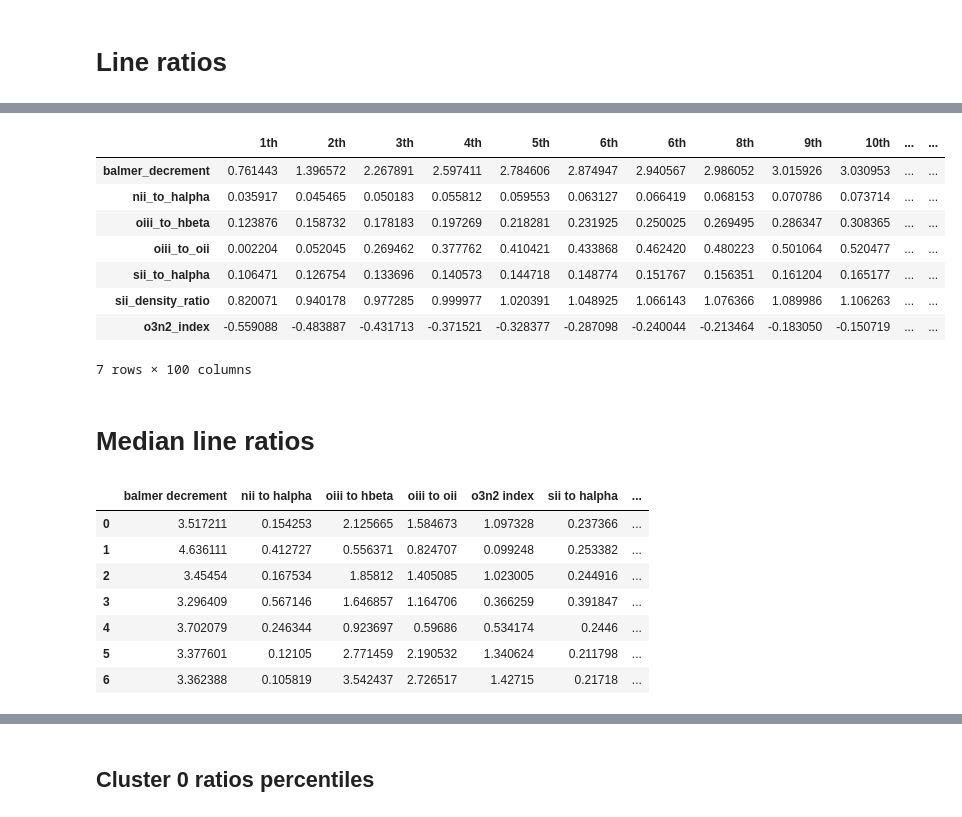
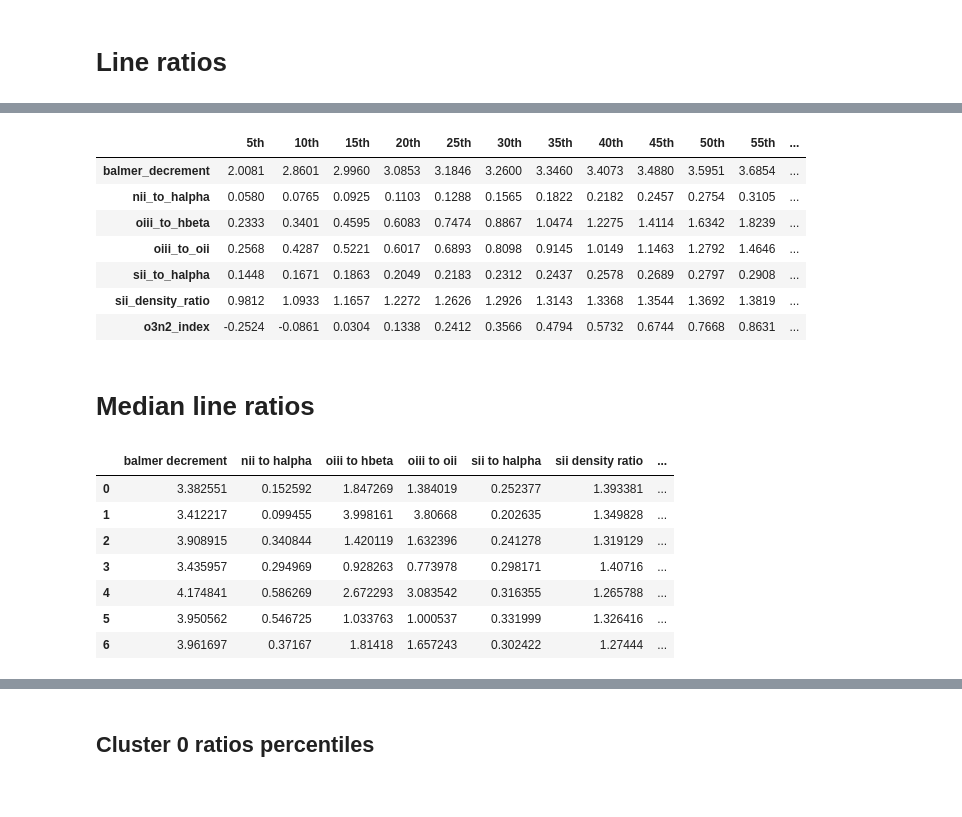
Before and after one commit to ed-ortizm/xai-astronomy, a Jupyter notebook: thesis/04_clustering_xai/04_filter_se_cluster_analysis.ipynb, the cells around one changed output, grey strips where cells are left out. Cells and saved outputs as stored; diff of their text form; code cells hidden in the pictures.

Commit message:
feature: perform cluster analysis for remaining scores

```diff
--- a/thesis/04_clustering_xai/04_filter_se_cluster_analysis.ipynb
+++ b/thesis/04_clustering_xai/04_filter_se_cluster_analysis.ipynb
@@ -533,55 +534,51 @@ temp_df
 # %%
 # Compute deciles (10th to 90th percentiles) for each column
-deciles = np.arange(0.01, 1.01, 0.01)
+n_delta = 0.05
+deciles = np.arange(n_delta, 1.01, n_delta)
 decile_df = cluster_meta_df[SDSS_NEBULAR_LINES_RATIOS_NAMES].quantile(q=deciles).T
 
 decile_df.columns = [f"{int(q * 100)}th" for q in deciles]
-decile_df
+decile_df.round(4)
 # %% [output]
-|  | 1th | 2th | 3th | 4th | 5th | 6th | 6th | 8th | 9th | 10th | ... | ... |
-| balmer_decrement | 0.761443 | 1.396572 | 2.267891 | 2.597411 | 2.784606 | 2.874947 | 2.940567 | 2.986052 | 3.015926 | 3.030953 | ... | ... |
-| nii_to_halpha | 0.035917 | 0.045465 | 0.050183 | 0.055812 | 0.059553 | 0.063127 | 0.066419 | 0.068153 | 0.070786 | 0.073714 | ... | ... |
-| oiii_to_hbeta | 0.123876 | 0.158732 | 0.178183 | 0.197269 | 0.218281 | 0.231925 | 0.250025 | 0.269495 | 0.286347 | 0.308365 | ... | ... |
-| oiii_to_oii | 0.002204 | 0.052045 | 0.269462 | 0.377762 | 0.410421 | 0.433868 | 0.462420 | 0.480223 | 0.501064 | 0.520477 | ... | ... |
-| sii_to_halpha | 0.106471 | 0.126754 | 0.133696 | 0.140573 | 0.144718 | 0.148774 | 0.151767 | 0.156351 | 0.161204 | 0.165177 | ... | ... |
-| sii_density_ratio | 0.820071 | 0.940178 | 0.977285 | 0.999977 | 1.020391 | 1.048925 | 1.066143 | 1.076366 | 1.089986 | 1.106263 | ... | ... |
-| o3n2_index | -0.559088 | -0.483887 | -0.431713 | -0.371521 | -0.328377 | -0.287098 | -0.240044 | -0.213464 | -0.183050 | -0.150719 | ... | ... |
+|  | 5th | 10th | 15th | 20th | 25th | 30th | 35th | 40th | 45th | 50th | 55th | ... |
+| balmer_decrement | 2.0081 | 2.8601 | 2.9960 | 3.0853 | 3.1846 | 3.2600 | 3.3460 | 3.4073 | 3.4880 | 3.5951 | 3.6854 | ... |
+| nii_to_halpha | 0.0580 | 0.0765 | 0.0925 | 0.1103 | 0.1288 | 0.1565 | 0.1822 | 0.2182 | 0.2457 | 0.2754 | 0.3105 | ... |
+| oiii_to_hbeta | 0.2333 | 0.3401 | 0.4595 | 0.6083 | 0.7474 | 0.8867 | 1.0474 | 1.2275 | 1.4114 | 1.6342 | 1.8239 | ... |
+| oiii_to_oii | 0.2568 | 0.4287 | 0.5221 | 0.6017 | 0.6893 | 0.8098 | 0.9145 | 1.0149 | 1.1463 | 1.2792 | 1.4646 | ... |
+| sii_to_halpha | 0.1448 | 0.1671 | 0.1863 | 0.2049 | 0.2183 | 0.2312 | 0.2437 | 0.2578 | 0.2689 | 0.2797 | 0.2908 | ... |
+| sii_density_ratio | 0.9812 | 1.0933 | 1.1657 | 1.2272 | 1.2626 | 1.2926 | 1.3143 | 1.3368 | 1.3544 | 1.3692 | 1.3819 | ... |
+| o3n2_index | -0.2524 | -0.0861 | 0.0304 | 0.1338 | 0.2412 | 0.3566 | 0.4794 | 0.5732 | 0.6744 | 0.7668 | 0.8631 | ... |
-7 rows × 100 columns
 # %% [markdown]
 # Median line ratios
 # %%
-n_clusters = len(cluster_meta_df["cluster"].unique())
-df, ratio_cols = astronomy.compute_emission_line_ratios(cluster_meta_df)
-range_n_clusters = range(0, n_clusters)
+median_cluster_ratios_df = pd.DataFrame(
+    index=range(0, n_clusters),
+    columns=SDSS_NEBULAR_LINES_RATIOS_NAMES,
+)
+for cluster_id in range(0, n_clusters):
 
-median_cluster_ratios_df = pd.DataFrame(
-    index=range_n_clusters,
-    columns=ratio_cols,
-)
-for cluster_id in range_n_clusters:
-
-    mask = df["cluster"] == cluster_id
+    mask = cluster_meta_df["cluster"] == cluster_id
 
     median_cluster_ratios_df.loc[cluster_id, "balmer_decrement"] = np.nanmedian(
-        df.loc[mask, "balmer_decrement"]
+        cluster_meta_df.loc[mask, "balmer_decrement"]
     )
     median_cluster_ratios_df.loc[cluster_id, "nii_to_halpha"] = np.nanmedian(
-        df.loc[mask, "nii_to_halpha"]
+        cluster_meta_df.loc[mask, "nii_to_halpha"]
     )
     median_cluster_ratios_df.loc[cluster_id, "oiii_to_hbeta"] = np.nanmedian(
-        df.loc[mask, "oiii_to_hbeta"]
+        cluster_meta_df.loc[mask, "oiii_to_hbeta"]
     )
     median_cluster_ratios_df.loc[cluster_id, "oiii_to_oii"] = np.nanmedian(
-        df.loc[mask, "oiii_to_oii"]
+        cluster_meta_df.loc[mask, "oiii_to_oii"]
     )
     median_cluster_ratios_df.loc[cluster_id, "o3n2_index"] = np.nanmedian(
-        df.loc[mask, "o3n2_index"]
+        cluster_meta_df.loc[mask, "o3n2_index"]
     )
     median_cluster_ratios_df.loc[cluster_id, "sii_to_halpha"] = np.nanmedian(
-        df.loc[mask, "sii_to_halpha"]
+        cluster_meta_df.loc[mask, "sii_to_halpha"]
     )
     median_cluster_ratios_df.loc[cluster_id, "sii_density_ratio"] = np.nanmedian(
-        df.loc[mask, "sii_density_ratio"]
+        cluster_meta_df.loc[mask, "sii_density_ratio"]
     )
 # map col name by replacing the '_' with ' ' for better readability
 median_cluster_ratios_df.columns = [
@@ -591,13 +588,13 @@ median_cluster_ratios_df.columns = [
 median_cluster_ratios_df.to_clipboard(excel=True, index=True)
 median_cluster_ratios_df
 # %% [output]
-|  | balmer decrement | nii to halpha | oiii to hbeta | oiii to oii | o3n2 index | sii to halpha | ... |
-| 0 | 3.517211 | 0.154253 | 2.125665 | 1.584673 | 1.097328 | 0.237366 | ... |
-| 1 | 4.636111 | 0.412727 | 0.556371 | 0.824707 | 0.099248 | 0.253382 | ... |
-| 2 | 3.45454 | 0.167534 | 1.85812 | 1.405085 | 1.023005 | 0.244916 | ... |
-| 3 | 3.296409 | 0.567146 | 1.646857 | 1.164706 | 0.366259 | 0.391847 | ... |
-| 4 | 3.702079 | 0.246344 | 0.923697 | 0.59686 | 0.534174 | 0.2446 | ... |
-| 5 | 3.377601 | 0.12105 | 2.771459 | 2.190532 | 1.340624 | 0.211798 | ... |
-| 6 | 3.362388 | 0.105819 | 3.542437 | 2.726517 | 1.42715 | 0.21718 | ... |
+|  | balmer decrement | nii to halpha | oiii to hbeta | oiii to oii | sii to halpha | sii density ratio | ... |
+| 0 | 3.382551 | 0.152592 | 1.847269 | 1.384019 | 0.252377 | 1.393381 | ... |
+| 1 | 3.412217 | 0.099455 | 3.998161 | 3.80668 | 0.202635 | 1.349828 | ... |
+| 2 | 3.908915 | 0.340844 | 1.420119 | 1.632396 | 0.241278 | 1.319129 | ... |
+| 3 | 3.435957 | 0.294969 | 0.928263 | 0.773978 | 0.298171 | 1.40716 | ... |
+| 4 | 4.174841 | 0.586269 | 2.672293 | 3.083542 | 0.316355 | 1.265788 | ... |
+| 5 | 3.950562 | 0.546725 | 1.033763 | 1.000537 | 0.331999 | 1.326416 | ... |
+| 6 | 3.961697 | 0.37167 | 1.81418 | 1.657243 | 0.302422 | 1.27444 | ... |
 # %%
 percentiles = np.arange(0.45, 0.55, 0.01)
```
Also changed, not shown: parts of 24 cells of this notebook, 4 other files.
